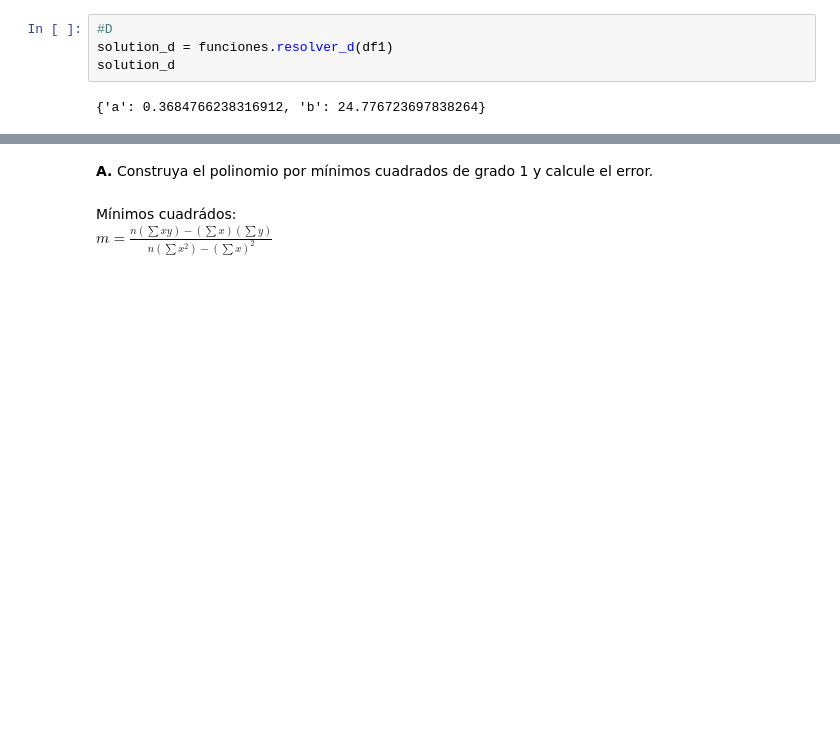
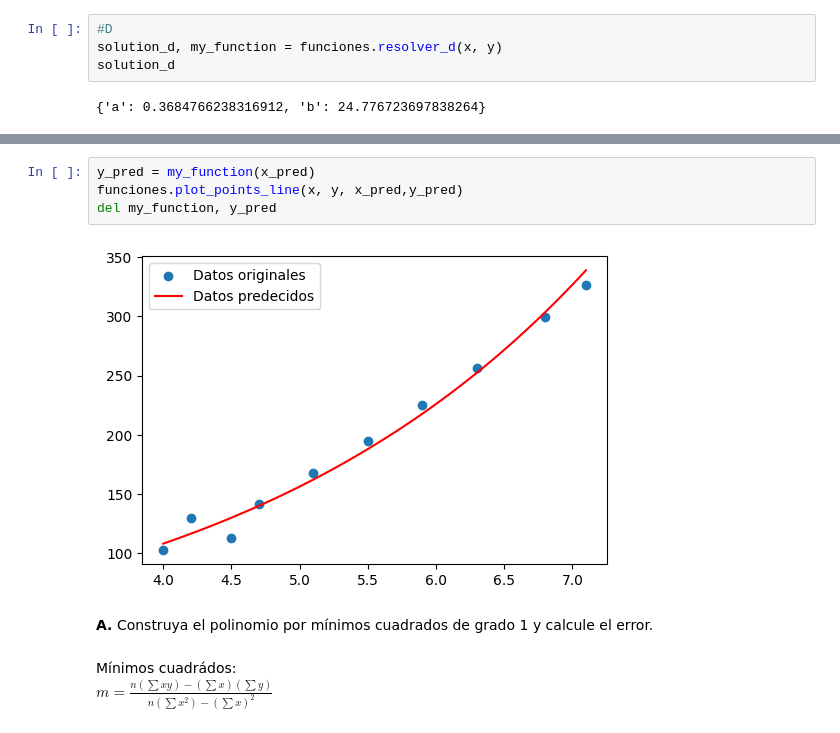
Before and after one commit to enriqueperez21/Universidad, a Jupyter notebook: MetodosN/bimestre2/tarea08/tarea08.ipynb, the cells around one changed output, grey strips where cells are left out. Saved outputs shown, nothing was run; the diff lists cells and outputs as text; blank space fills up the shorter version.

```diff
--- a/MetodosN/bimestre2/tarea08/tarea08.ipynb
+++ b/MetodosN/bimestre2/tarea08/tarea08.ipynb
@@ -55,6 +55,6 @@ solution_grado4
 # %%
 #D
-solution_d = funciones.resolver_d(df1)
+solution_d, my_function = funciones.resolver_d(x, y)
 solution_d
 # %% [output]
 {'a': 0.3684766238316912, 'b': 24.776723697838264}
@@ -76,3 +61,9 @@ ax.legend()
+# %%
+y_pred = my_function(x_pred)
+funciones.plot_points_line(x, y, x_pred,y_pred)
+del my_function, y_pred
+# %% [output]
+[figure, added]
 # %% [markdown]
 **A.** Construya el polinomio por mínimos cuadrados de grado 1 y calcule el error.
 # %% [markdown]
```
Also changed, not shown: parts of 31 cells of this notebook, 1 other file.
